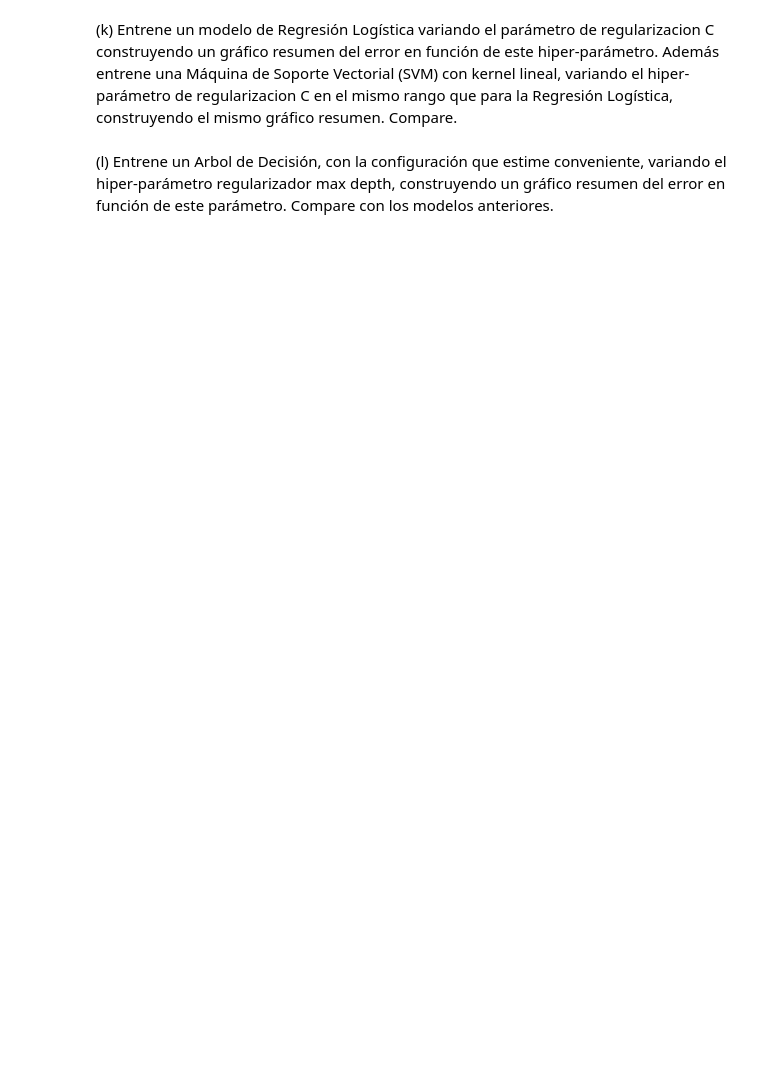
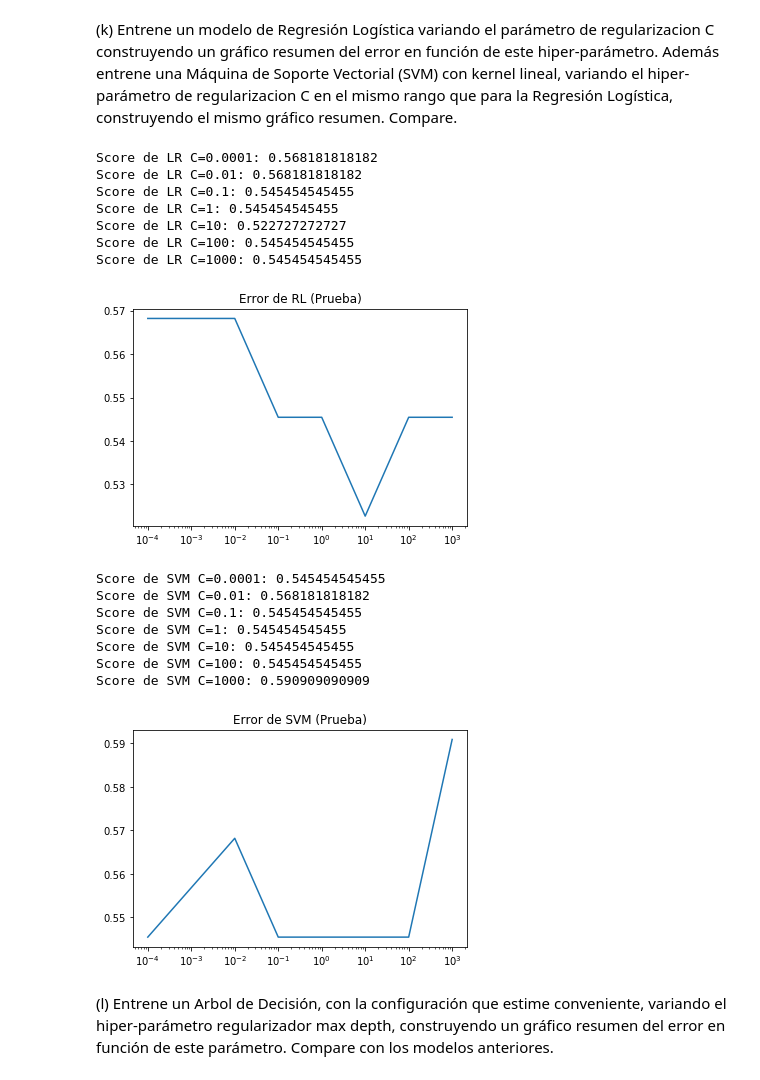
Before and after one commit to AlfredoAlfi/MachineLearning2, a Jupyter notebook: Tarea2_Machine_Learning.ipynb, the cells around one changed output. Saved outputs shown, nothing was run; the diff lists cells and outputs as text; code cells hidden in the pictures; blank space fills up the shorter version.

```diff
--- a/Tarea2_Machine_Learning.ipynb
+++ b/Tarea2_Machine_Learning.ipynb
@@ -272,0 +347,15 @@ X_train, X_test, y_train, y_test = train_test_split(X_resampled, y, test_size=0.
+# %%
+from sklearn.model_selection import train_test_split
+X_train, X_test, y_train, y_test = train_test_split(X_resampled, y, test_size=0.25, random_state=42)
+print(X_train.shape)
+print(y_train.shape)
+clases= set(y_train)
+print(clases)
+print("Son "+str(len(clases))+" clases en total.")
+
+import collections
+counter=collections.Counter(y_train)
+print("Frecuencia de datos en las clases:")
+for i in range(len(counter.values())):
+    print("{} = {}".format(counter.keys()[i],
+                             counter.values()[i]))
@@ -301,3 +427,58 @@ Cs = [0.0001,0.01,0.1,1,10,100,1000]
+# %%
+Cs = [0.0001,0.01,0.1,1,10,100,1000]
+errRL=[]
+from sklearn.linear_model import LogisticRegression
+for i in Cs:
+    model = LogisticRegression(C=i)
+    model.fit(X_pca_train,y_train)
+
+    predTestLR = model.predict(X_pca_test)
+
+    from sklearn.metrics import accuracy_score
+    errorTestLR = accuracy_score(predTestLR,y_test)
+    print("Score de LR C="+str(i)+": "+str(errorTestLR))
+    errRL.append(errorTestLR)
+# log
+import matplotlib.pyplot as plt
+
+plt.plot(Cs, errRL)
+plt.xscale('log')
+plt.title('Error de RL (Prueba)')
+plt.show()
+
+errSVM=[]
+from sklearn.svm import SVC
+for i in Cs:
+    clf = SVC(C=i, kernel='linear')
+    clf.fit(X_pca_train, y_train)
+
+    predTestSVR = clf.predict(X_pca_test)
+
+    errorTestSVR = accuracy_score(predTestSVR,y_test)
+    print("Score de SVM C="+str(i)+": "+str(errorTestSVR))
+    errSVM.append(errorTestSVR)
+
+plt.plot(Cs, errSVM)
+plt.xscale('log')
+plt.title('Error de SVM (Prueba)')
+plt.show()
+# %% [output]
+Score de LR C=0.0001: 0.568181818182
+Score de LR C=0.01: 0.568181818182
+Score de LR C=0.1: 0.545454545455
+Score de LR C=1: 0.545454545455
+Score de LR C=10: 0.522727272727
+Score de LR C=100: 0.545454545455
+Score de LR C=1000: 0.545454545455
+[figure, added]
+Score de SVM C=0.0001: 0.545454545455
+Score de SVM C=0.01: 0.568181818182
+Score de SVM C=0.1: 0.545454545455
+Score de SVM C=1: 0.545454545455
+Score de SVM C=10: 0.545454545455
+Score de SVM C=100: 0.545454545455
+Score de SVM C=1000: 0.590909090909
+[figure, added]
 # %% [markdown]
 <p>(l) Entrene un Arbol de Decisión, con la configuración que estime conveniente, variando el hiper-parámetro
 regularizador max depth, construyendo un gráfico resumen del error en función de este parámetro.
```
Also changed, not shown: parts of 53 cells of this notebook.
